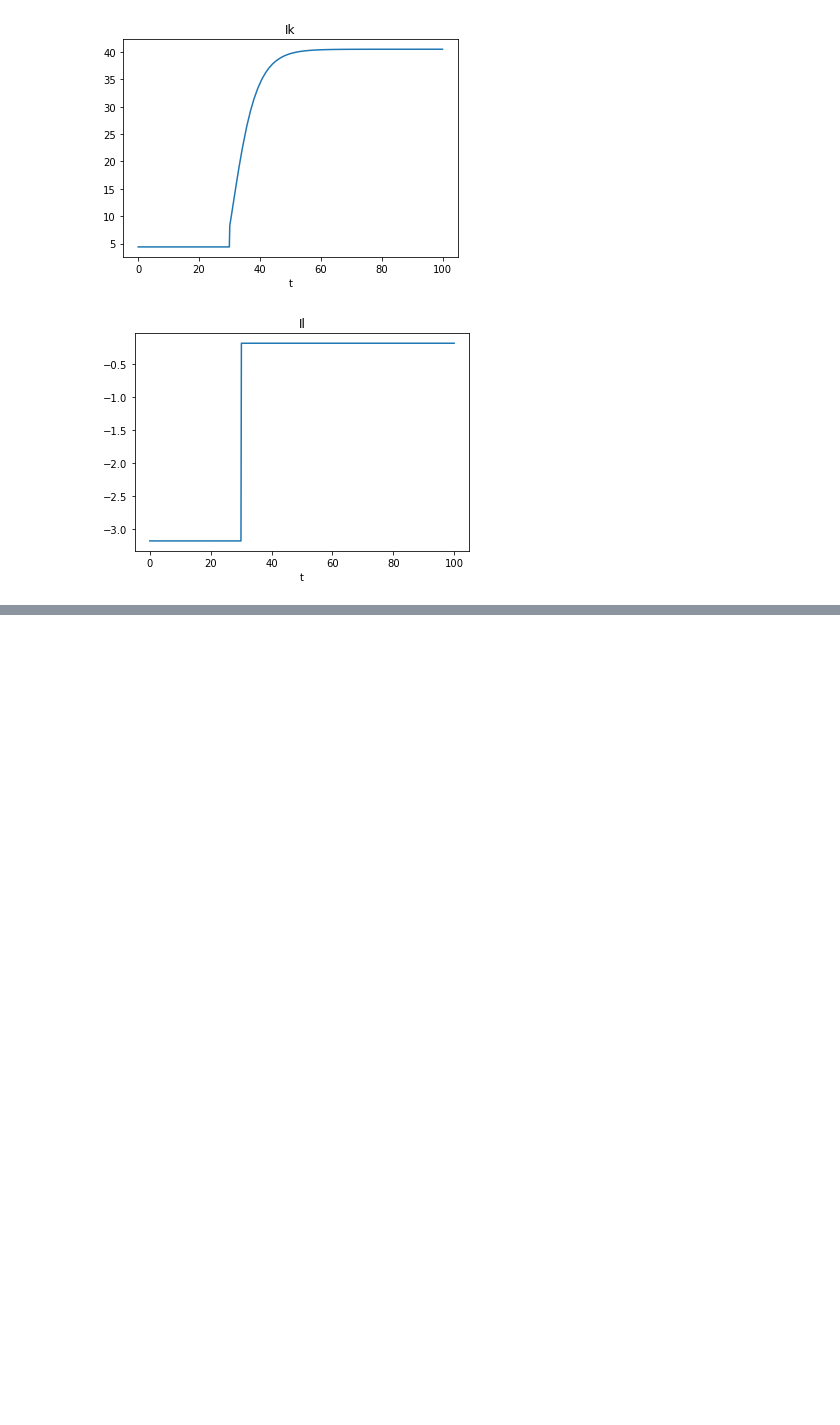
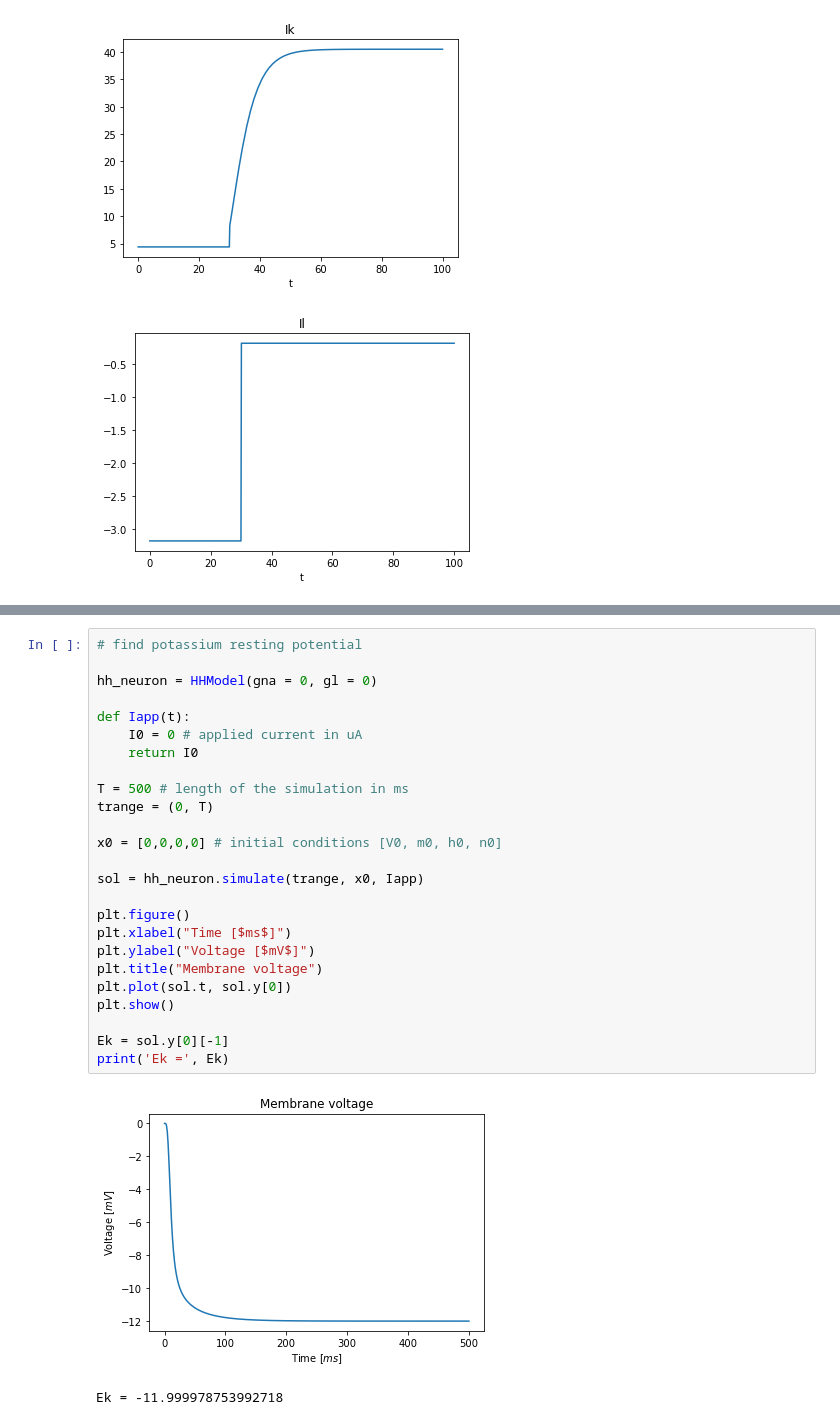
Before and after one commit to 3x10e8/telluride-21, a Jupyter notebook: voltage_clamp_experiment.ipynb, the cells around one changed output, grey strips where cells are left out. Drawn from its saved outputs; the diff is of its cells as text; blank space fills up the shorter version.

```diff
--- a/voltage_clamp_experiment.ipynb
+++ b/voltage_clamp_experiment.ipynb
@@ -162,4 +199,32 @@ def compute_conductance(result, E0):
 
 def get_conductance_results(result_list, E0):
     return [compute_conductance(result, E0) for result in result_list]
+# %%
+# find potassium resting potential
+
+hh_neuron = HHModel(gna = 0, gl = 0)
+
+def Iapp(t):
+    I0 = 0 # applied current in uA
+    return I0
+
+T = 500 # length of the simulation in ms
+trange = (0, T)
+
+x0 = [0,0,0,0] # initial conditions [V0, m0, h0, n0]
+
+sol = hh_neuron.simulate(trange, x0, Iapp)
+
+plt.figure()
+plt.xlabel("Time [$ms$]")
+plt.ylabel("Voltage [$mV$]")
+plt.title("Membrane voltage")
+plt.plot(sol.t, sol.y[0])
+plt.show()
+
+Ek = sol.y[0][-1]
+print('Ek =', Ek)
+# %% [output]
+[figure, added]
+Ek = -11.999978753992718
 # %%
```
Also changed, not shown: parts of 11 cells of this notebook.
